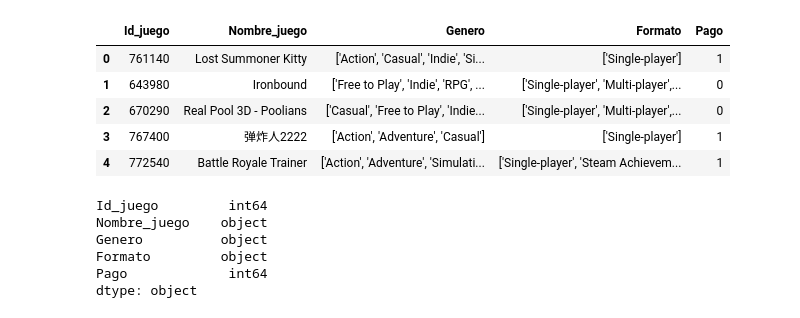
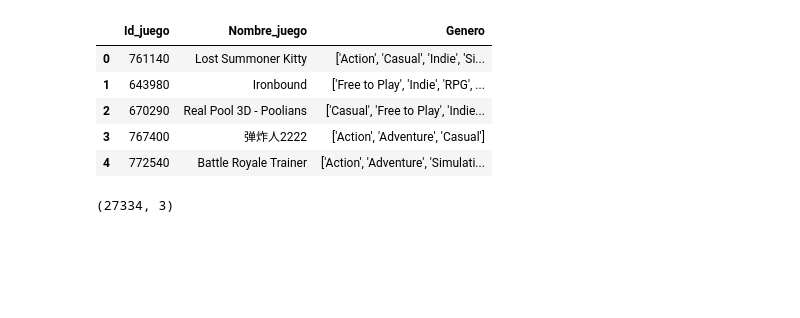
Before and after one commit to MarceloAtencio/Videogames_Project, a Jupyter notebook: ETL/03 - Dataframe para funciones/Dataframe_ML.ipynb, the cells around one changed output. Cells and saved outputs as stored; diff of their text form; code cells hidden in the pictures; blank space fills up the shorter version.

```diff
--- a/ETL/03 - Dataframe para funciones/Dataframe_ML.ipynb
+++ b/ETL/03 - Dataframe para funciones/Dataframe_ML.ipynb
@@ -17,21 +17,16 @@ df.head()
 | 3 | 3 | 767400 | 弹炸人2222 | ['Action', 'Adventure', 'Casual'] | 2017 | ['Single-player'] | 1 |
 | 4 | 5 | 772540 | Battle Royale Trainer | ['Action', 'Adventure', 'Simulati... | 2018 | ['Single-player', 'Steam Achievem... | 1 |
 # %%
-Juegos = df[["Id_juego", "Nombre_juego", "Genero", "Formato", "Pago"]]
+Juegos = df[["Id_juego", "Nombre_juego", "Genero",]]
 Juegos.head()
 # %% [output]
-|  | Id_juego | Nombre_juego | Genero | Formato | Pago |
-| 0 | 761140 | Lost Summoner Kitty | ['Action', 'Casual', 'Indie', 'Si... | ['Single-player'] | 1 |
-| 1 | 643980 | Ironbound | ['Free to Play', 'Indie', 'RPG', ... | ['Single-player', 'Multi-player',... | 0 |
-| 2 | 670290 | Real Pool 3D - Poolians | ['Casual', 'Free to Play', 'Indie... | ['Single-player', 'Multi-player',... | 0 |
-| 3 | 767400 | 弹炸人2222 | ['Action', 'Adventure', 'Casual'] | ['Single-player'] | 1 |
-| 4 | 772540 | Battle Royale Trainer | ['Action', 'Adventure', 'Simulati... | ['Single-player', 'Steam Achievem... | 1 |
+|  | Id_juego | Nombre_juego | Genero |
+| 0 | 761140 | Lost Summoner Kitty | ['Action', 'Casual', 'Indie', 'Si... |
+| 1 | 643980 | Ironbound | ['Free to Play', 'Indie', 'RPG', ... |
+| 2 | 670290 | Real Pool 3D - Poolians | ['Casual', 'Free to Play', 'Indie... |
+| 3 | 767400 | 弹炸人2222 | ['Action', 'Adventure', 'Casual'] |
+| 4 | 772540 | Battle Royale Trainer | ['Action', 'Adventure', 'Simulati... |
 # %%
-Juegos.dtypes
+Juegos.shape
 # %% [output]
-Id_juego         int64
-Nombre_juego    object
-Genero          object
-Formato         object
-Pago             int64
-dtype: object
+(27334, 3)
```
Also changed, not shown: parts of 12 cells of this notebook, 4 other files.
